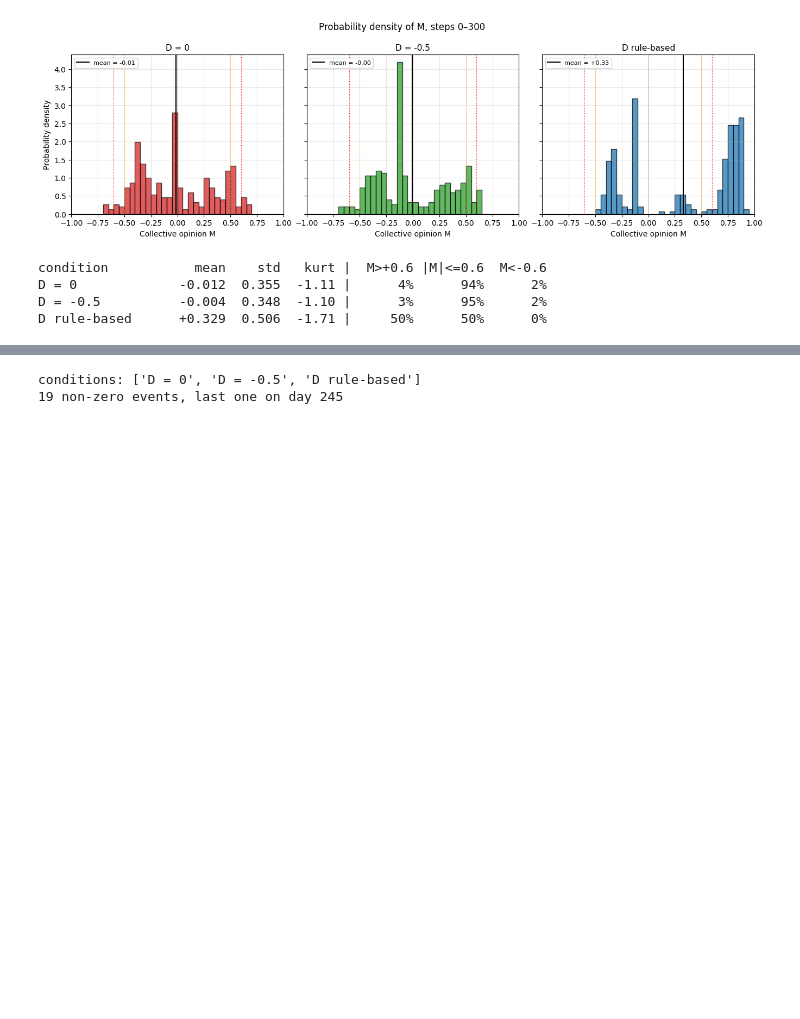
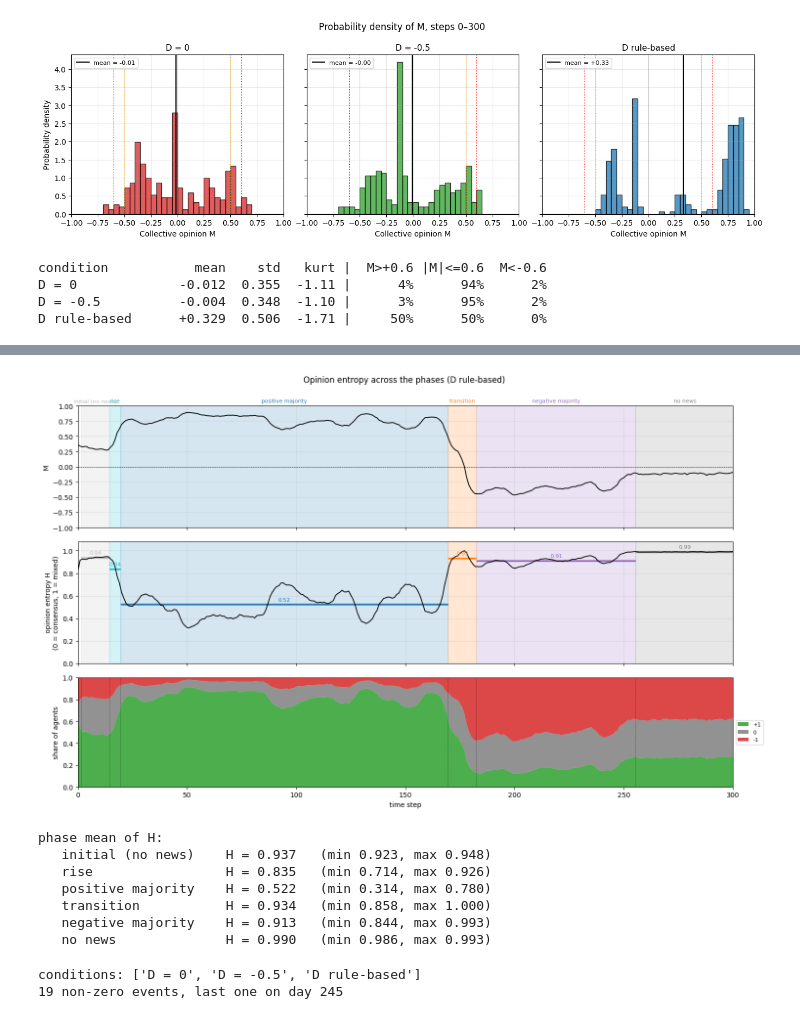
Before and after one commit to fadilaha/Ising-Model-on-Social-Opinion-Dynamic, a Jupyter notebook: Experiment_D_HeatBath_AB_BC_Residual.ipynb, the cells around one changed output, grey strips where cells are left out. Saved outputs shown, nothing was run; the diff lists cells and outputs as text; code cells hidden in the pictures; blank space fills up the shorter version.

```diff
--- a/Experiment_D_HeatBath_AB_BC_Residual.ipynb
+++ b/Experiment_D_HeatBath_AB_BC_Residual.ipynb
@@ -1171,3 +740,60 @@ FileNotFoundError: [Errno 2] No such file or directory: 'results_D_variation.npy
+# %%
+# ============================================================
+# CELL 11c: OPINION ENTROPY OVER TIME, with the phases of Cell 11
+#   Run after Cell 11 (uses phases, phase_colors, M, Nu, N0, Nd, N, days, run_name).
+#   Every day t:
+#     p+ = N_up/N,  p0 = N_0/N,  p- = N_down/N            (shares of the three opinions)
+#     H(t) = -(p+ ln p+  +  p0 ln p0  +  p- ln p-) / ln 3  (normalised Shannon entropy)
+#     H = 0 : all agents hold the same opinion (consensus)
+#     H = 1 : the three opinions are equally common (most disordered)
+#   Panel 1: M(t)   Panel 2: H(t) with the phase mean as a horizontal line
+#   Panel 3: shares p+, p0, p- (stacked) so you can see WHICH opinions make H high or low
+# ============================================================
+P = np.vstack([Nu, N0, Nd]) / N                     # rows: +1, 0, -1
+Pc = np.clip(P, 1e-12, 1)
+H_t = -(Pc * np.log(Pc)).sum(0) / np.log(3)
+
+fig, axes = plt.subplots(3, 1, figsize=(15, 9), sharex=True,
+                         gridspec_kw=dict(height_ratios=[1, 1, 0.9]))
+for (name, (a, b)), col in zip(phases.items(), phase_colors):
+    for ax in axes[:2]:
+        ax.axvspan(a - 0.5, b + 0.5, color=col, alpha=0.18)
+    axes[0].text((a + b) / 2, 1.02, name, ha='center', va='bottom', fontsize=8, color=col,
+                 transform=axes[0].get_xaxis_transform())
+    axes[1].hlines(H_t[a:b + 1].mean(), a - 0.5, b + 0.5, color=col, lw=2.5)
+    axes[1].text((a + b) / 2, H_t[a:b + 1].mean() + 0.03, f'{H_t[a:b + 1].mean():.2f}',
+                 ha='center', fontsize=8, color=col)
+
+axes[0].plot(days, M, color='k', lw=1.3)
+axes[0].axhline(0, color='k', lw=0.6, ls='--'); axes[0].set_ylim(-1, 1)
+axes[0].set_ylabel('M'); axes[0].grid(alpha=0.3)
+
+axes[1].plot(days, H_t, color='k', lw=1.3)
+axes[1].set_ylim(0, 1.08); axes[1].set_ylabel('opinion entropy H\n(0 = consensus, 1 = mixed)')
+axes[1].grid(alpha=0.3)
+
+axes[2].stackplot(days, P[0], P[1], P[2], colors=['tab:green', 'tab:gray', 'tab:red'],
+                  labels=['+1', '0', '-1'], alpha=0.85)
+axes[2].set_ylim(0, 1); axes[2].set_ylabel('share of agents'); axes[2].set_xlabel('time step')
+axes[2].legend(loc='center left', bbox_to_anchor=(1.0, 0.5), fontsize=8)
+for (name, (a, b)) in phases.items():
+    axes[2].axvline(a - 0.5, color='k', lw=0.5, ls=':')
+axes[2].set_xlim(0, len(M) - 1)
+fig.suptitle(f'Opinion entropy across the phases ({run_name})', y=1.0)
+plt.tight_layout(); plt.show()
+
+print("phase mean of H:")
+for name, (a, b) in phases.items():
+    print(f"   {name:20s} H = {H_t[a:b + 1].mean():.3f}   (min {H_t[a:b + 1].min():.3f}, max {H_t[a:b + 1].max():.3f})")
+# %% [output]
+[figure, added]
+phase mean of H:
+   initial (no news)    H = 0.937   (min 0.923, max 0.948)
+   rise                 H = 0.835   (min 0.714, max 0.926)
+   positive majority    H = 0.522   (min 0.314, max 0.780)
+   transition           H = 0.934   (min 0.858, max 1.000)
+   negative majority    H = 0.913   (min 0.844, max 0.993)
+   no news              H = 0.990   (min 0.986, max 0.993)
 # %%
 # ============================================================
 # STATISTICS CELL 0: load one experiment (same news seed) + its event file
```
Also changed, not shown: parts of 10 cells of this notebook.
